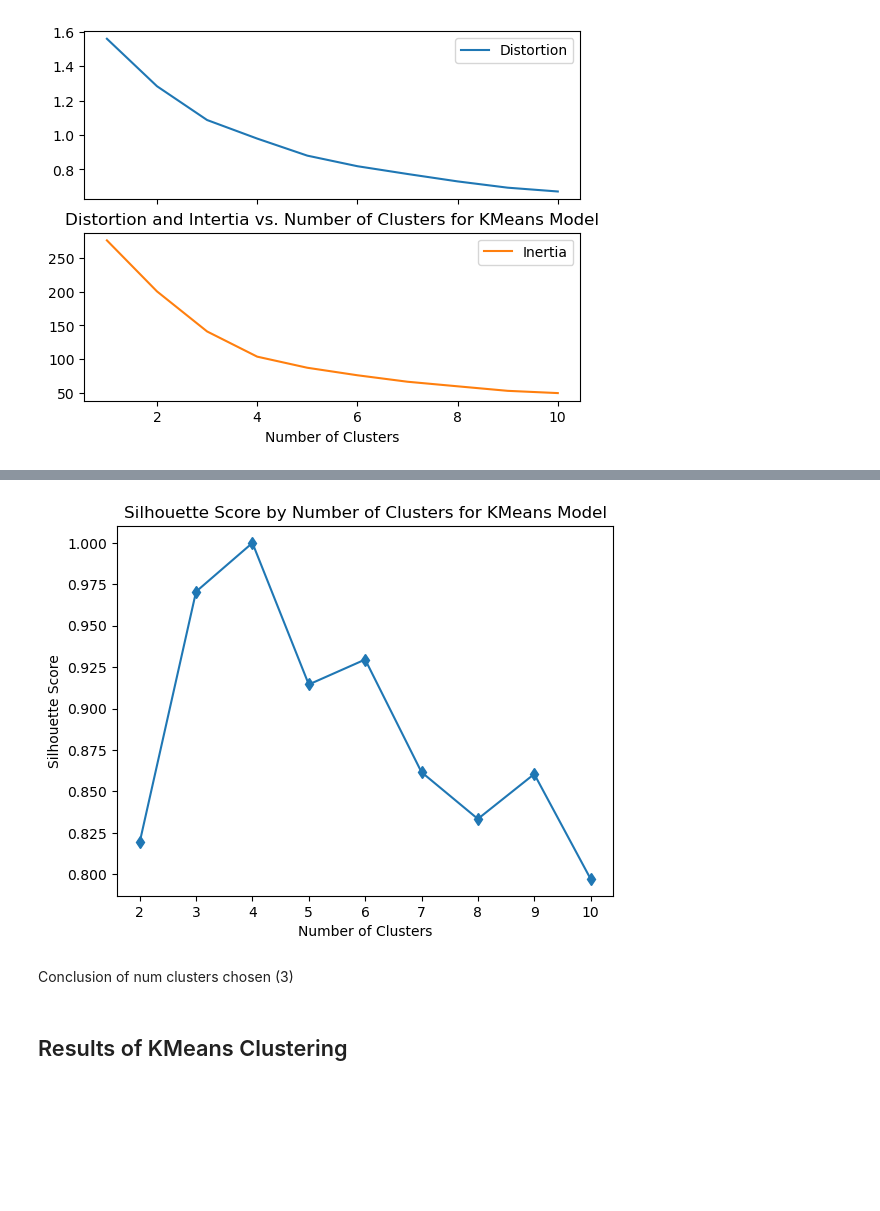
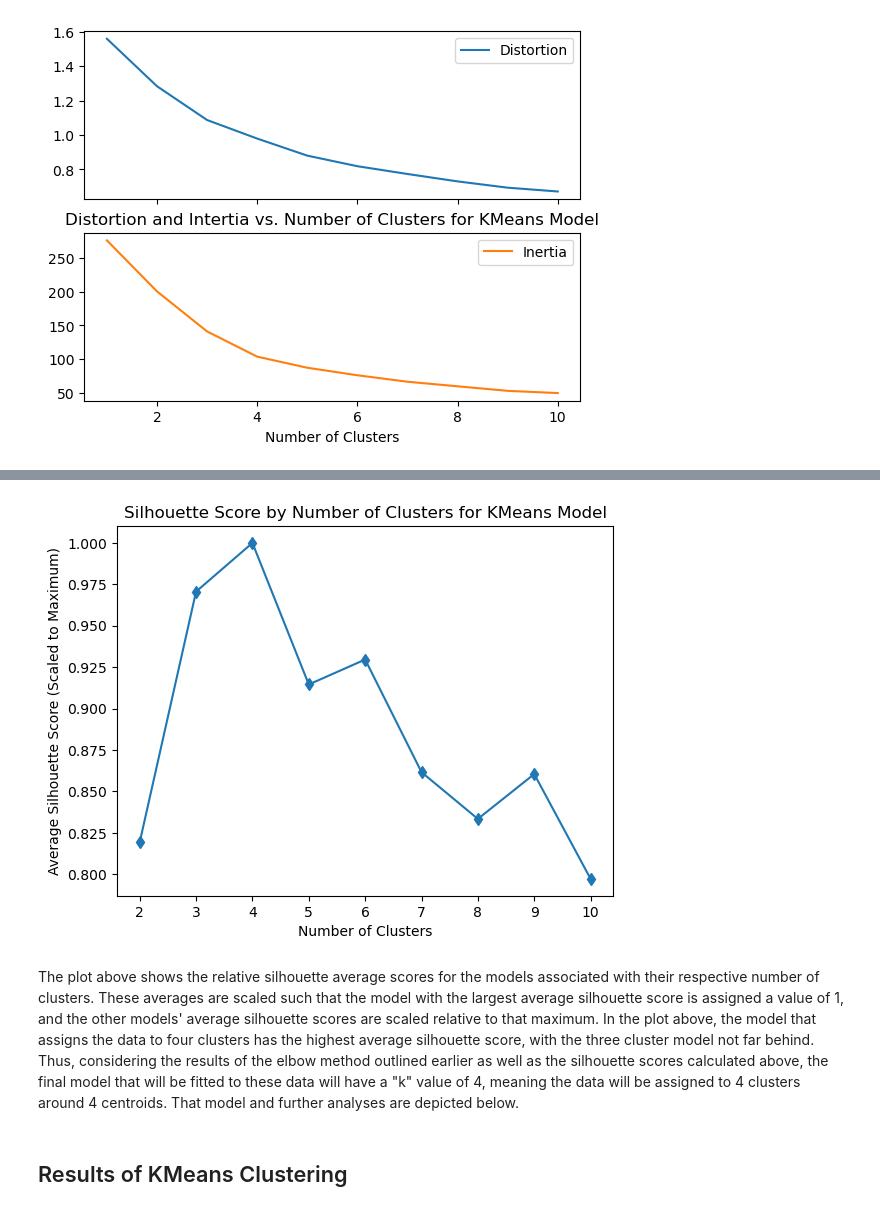
Before and after one commit to anly501/anly-501-project-alexpattarini, a Jupyter notebook: codes/07-Clustering/MTA-Clustering.ipynb, the cells around one changed output, grey strips where cells are left out. Cells and saved outputs as stored; diff of their text form; code cells hidden in the pictures; blank space fills up the shorter version.

```diff
--- a/codes/07-Clustering/MTA-Clustering.ipynb
+++ b/codes/07-Clustering/MTA-Clustering.ipynb
@@ -124,25 +134,25 @@ Explain how this works here
 # %%
 # Code partially adapted from Professor James Hickman's 3D-SKLEARN-CLUSTERING-EXAMPLE.py
 silhouette_scores = []
 n_clusters = []
 for n_cluster in range(2,11):
     model = KMeans(n_clusters=n_cluster,init='k-means++',random_state=0)
     model_labels = model.fit_predict(X)
     sil_score = silhouette_score(X, model_labels)
     silhouette_scores.append(sil_score)
     n_clusters.append(n_cluster)
 
 n_clusters=np.array(n_clusters)
 silhouette_scores=np.array(silhouette_scores)
 plt.plot(n_clusters,silhouette_scores/np.max(silhouette_scores), '-d')
 plt.xlabel("Number of Clusters")
-plt.ylabel("Silhouette Score")
+plt.ylabel("Average Silhouette Score (Scaled to Maximum)")
 plt.title("Silhouette Score by Number of Clusters for KMeans Model")
 plt.show()
 # %% [output]
-[figure, old version]
+[figure, new version]
-# %% [markdown]
-Conclusion of num clusters chosen (3)
+# %% [markdown]
+The plot above shows the relative silhouette average scores for the models associated with their respective number of clusters. These averages are scaled such that the model with the largest average silhouette score is assigned a value of 1, and the other models' average silhouette scores are scaled relative to that maximum. In the plot above, the model that assigns the data to four clusters has the highest average silhouette score, with the three cluster model not far behind. Thus, considering the results of the elbow method outlined earlier as well as the silhouette scores calculated above, the final model that will be fitted to these data will have a "k" value of 4, meaning the data will be assigned to 4 clusters around 4 centroids. That model and further analyses are depicted below.
 # %% [markdown]
 ## Results of KMeans Clustering
 # %%
```
Also changed, not shown: parts of 30 cells of this notebook, 14 other files.
